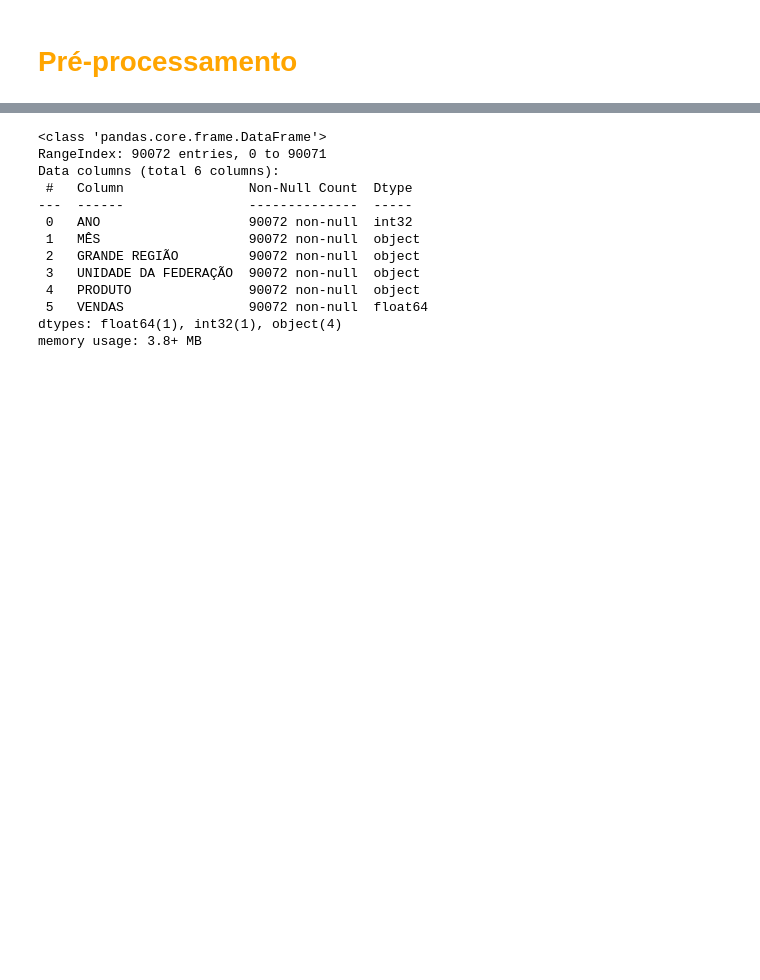
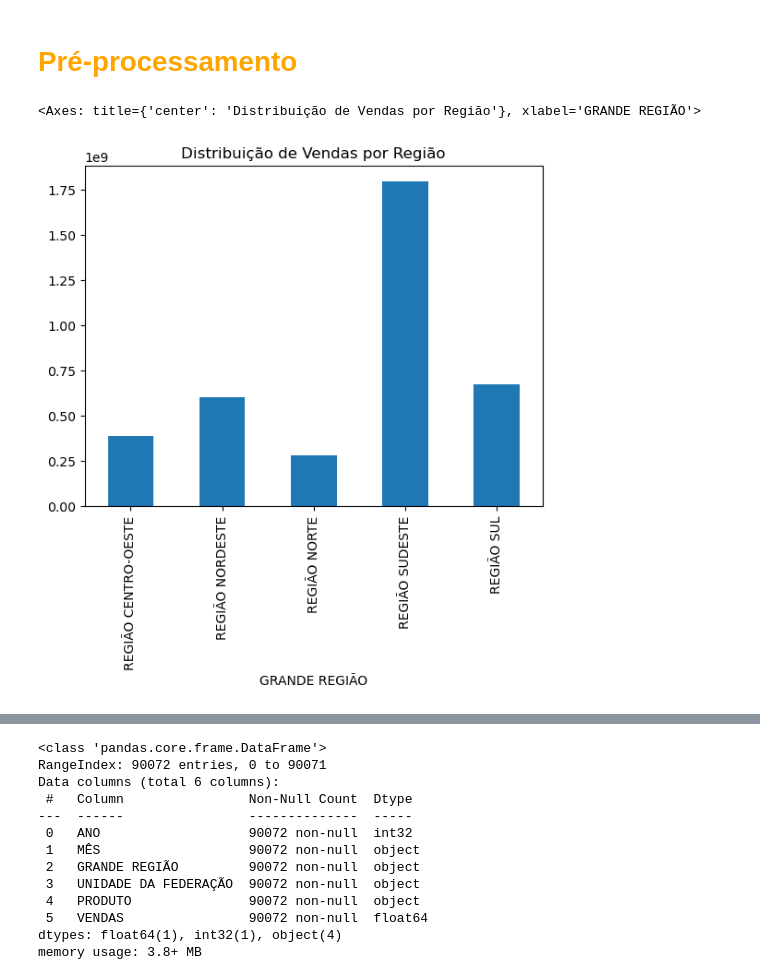
Before and after one commit to dib10/projeto-aprendizado-de-maquina, a Jupyter notebook: Vendas_de_Derivados_de_Petroleo_e_Biocombustíveis.ipynb, the cells around one changed output, grey strips where cells are left out. Cells and saved outputs as stored; diff of their text form; code cells hidden in the pictures; blank space fills up the shorter version.

```diff
--- a/Vendas_de_Derivados_de_Petroleo_e_Biocombustíveis.ipynb
+++ b/Vendas_de_Derivados_de_Petroleo_e_Biocombustíveis.ipynb
@@ -40,3 +42,8 @@ df
 90072 rows × 6 columns
 # %% [markdown]
 <h1 style="color:orange;">Pré-processamento</h1
+# %%
+df.groupby('GRANDE REGIÃO')['VENDAS'].sum().plot(kind='bar', title='Distribuição de Vendas por Região')
+# %% [output]
+<Axes: title={'center': 'Distribuição de Vendas por Região'}, xlabel='GRANDE REGIÃO'>
+[figure, added]
```
Also changed, not shown: parts of 16 cells of this notebook.
